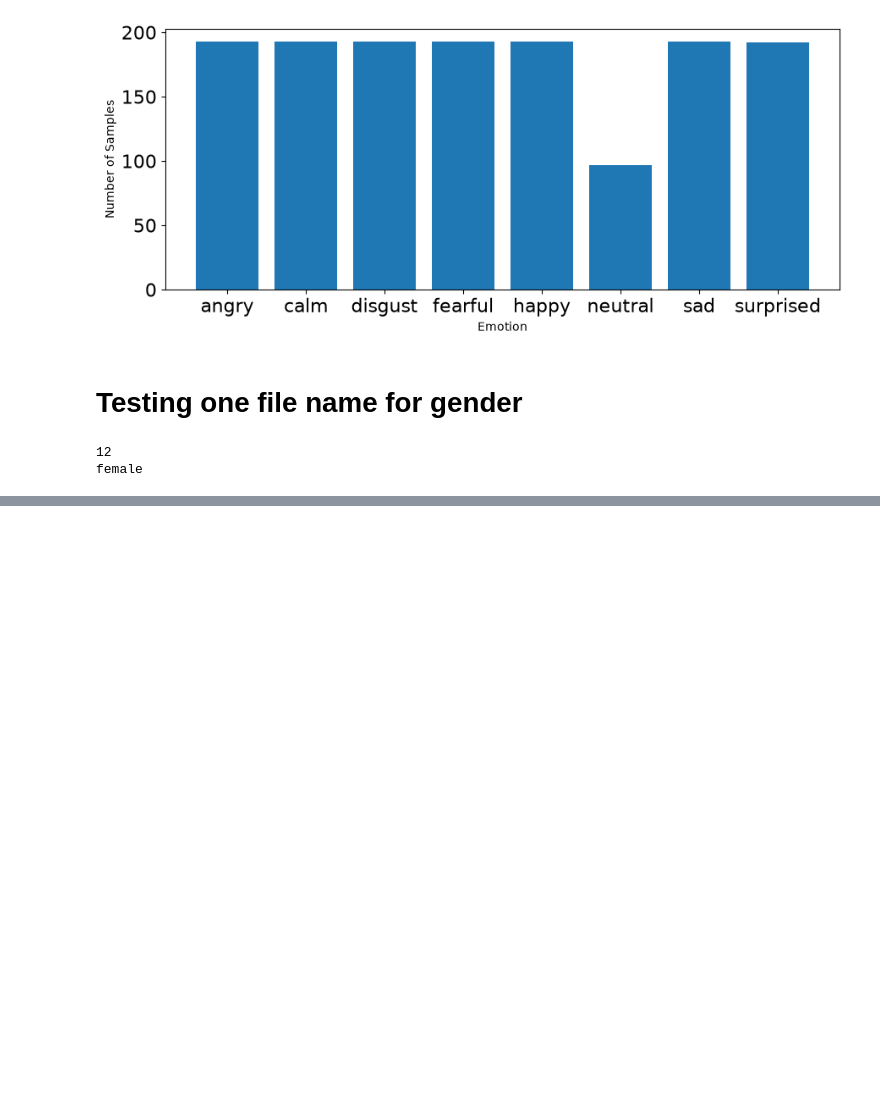
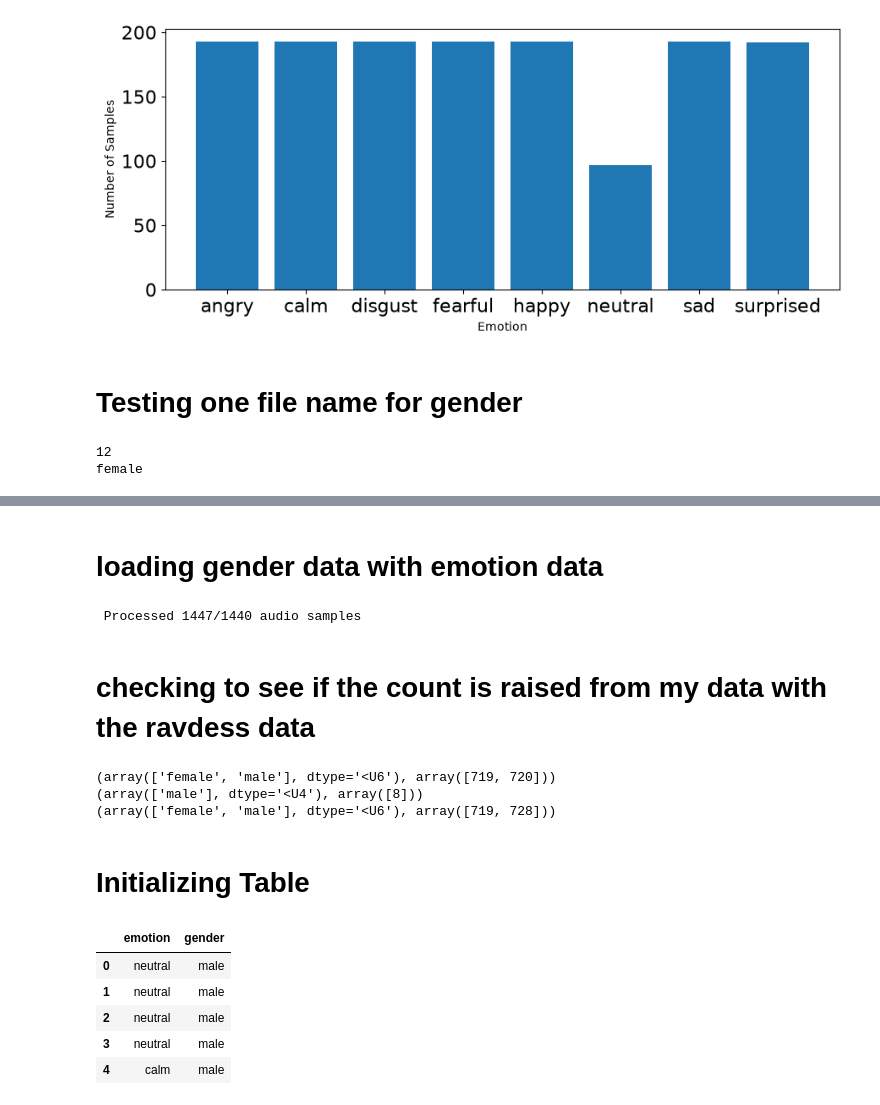
Before and after one commit to nathancswong/Week2-DataPreprocessing, a Jupyter notebook: Week 2.ipynb, the cells around one changed output, grey strips where cells are left out. Saved outputs shown, nothing was run; the diff lists cells and outputs as text; code cells hidden in the pictures; blank space fills up the shorter version.

```diff
--- a/Week 2.ipynb
+++ b/Week 2.ipynb
@@ -787,0 +816,30 @@ female
+# %% [markdown]
+# loading gender data with emotion data
+# %%
+features, ravdess_emotions, ravdess_genders = load_data("Audio Data/Actor_*/*.wav")
+features, my_emotions, my_genders = load_data("Audio Data/Me/*.wav")
+features, all_emotions, all_genders = load_data("Audio Data/*/*.wav")
+# %% [output]
+ Processed 1447/1440 audio samples
+# %% [markdown]
+# checking to see if the count is raised from my data with the ravdess data
+# %%
+print(np.unique(ravdess_genders, return_counts=True))
+print(np.unique(my_genders, return_counts=True))
+print(np.unique(all_genders, return_counts=True))
+# %% [output]
+(array(['female', 'male'], dtype='<U6'), array([719, 720]))
+(array(['male'], dtype='<U4'), array([8]))
+(array(['female', 'male'], dtype='<U6'), array([719, 728]))
+# %% [markdown]
+# Initializing Table
+# %%
+df = pd.DataFrame({'emotion': all_emotions, 'gender': all_genders})
+df.head()
+# %% [output]
+|  | emotion | gender |
+| 0 | neutral | male |
+| 1 | neutral | male |
+| 2 | neutral | male |
+| 3 | neutral | male |
+| 4 | calm | male |
```
Also changed, not shown: parts of 9 cells of this notebook.
